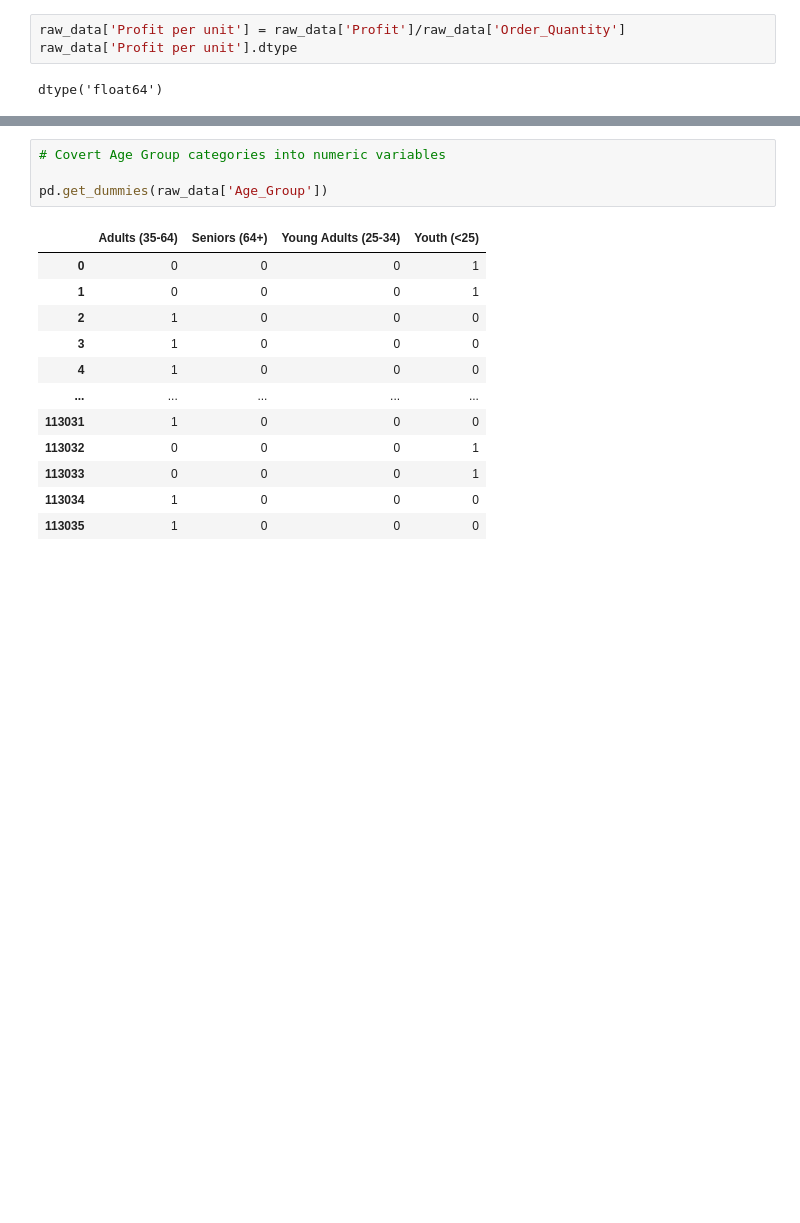
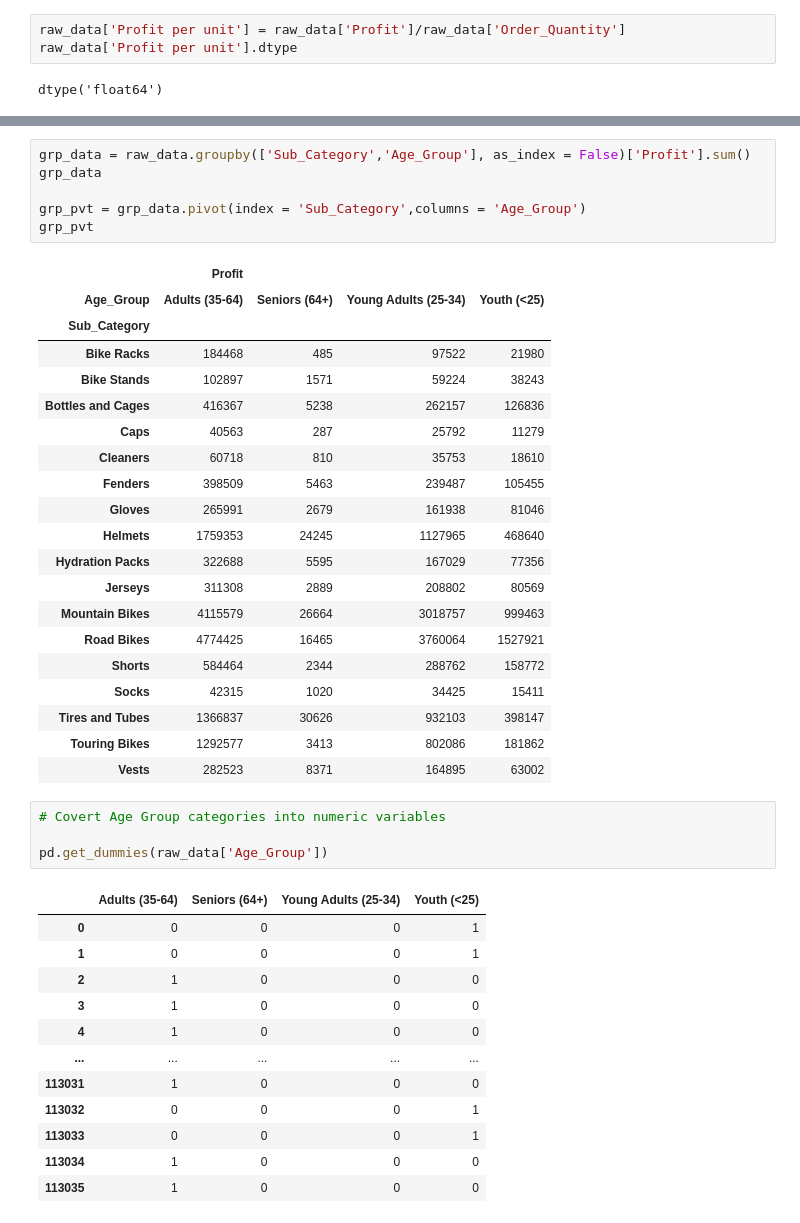
Before and after one commit to Konoko2004/Sales_Data_Analysis, a Jupyter notebook: Dashboard.ipynb, the cells around one changed output, grey strips where cells are left out. Drawn from its saved outputs; the diff is of its cells as text; blank space fills up the shorter version.

```diff
--- a/Dashboard.ipynb
+++ b/Dashboard.ipynb
@@ -75,3 +93,30 @@ raw_data['Profit per unit binned'].hist()
+# %%
+grp_data = raw_data.groupby(['Sub_Category','Age_Group'], as_index = False)['Profit'].sum()
+grp_data
+
+grp_pvt = grp_data.pivot(index = 'Sub_Category',columns = 'Age_Group')
+grp_pvt
+# %% [output]
+|  | Profit |  |  |  |
+| Age_Group | Adults (35-64) | Seniors (64+) | Young Adults (25-34) | Youth (<25) |
+| Sub_Category |  |  |  |  |
+| Bike Racks | 184468 | 485 | 97522 | 21980 |
+| Bike Stands | 102897 | 1571 | 59224 | 38243 |
+| Bottles and Cages | 416367 | 5238 | 262157 | 126836 |
+| Caps | 40563 | 287 | 25792 | 11279 |
+| Cleaners | 60718 | 810 | 35753 | 18610 |
+| Fenders | 398509 | 5463 | 239487 | 105455 |
+| Gloves | 265991 | 2679 | 161938 | 81046 |
+| Helmets | 1759353 | 24245 | 1127965 | 468640 |
+| Hydration Packs | 322688 | 5595 | 167029 | 77356 |
+| Jerseys | 311308 | 2889 | 208802 | 80569 |
+| Mountain Bikes | 4115579 | 26664 | 3018757 | 999463 |
+| Road Bikes | 4774425 | 16465 | 3760064 | 1527921 |
+| Shorts | 584464 | 2344 | 288762 | 158772 |
+| Socks | 42315 | 1020 | 34425 | 15411 |
+| Tires and Tubes | 1366837 | 30626 | 932103 | 398147 |
+| Touring Bikes | 1292577 | 3413 | 802086 | 181862 |
+| Vests | 282523 | 8371 | 164895 | 63002 |
 # %%
 # Covert Age Group categories into numeric variables
 
```
Also changed, not shown: parts of 3 cells of this notebook.
